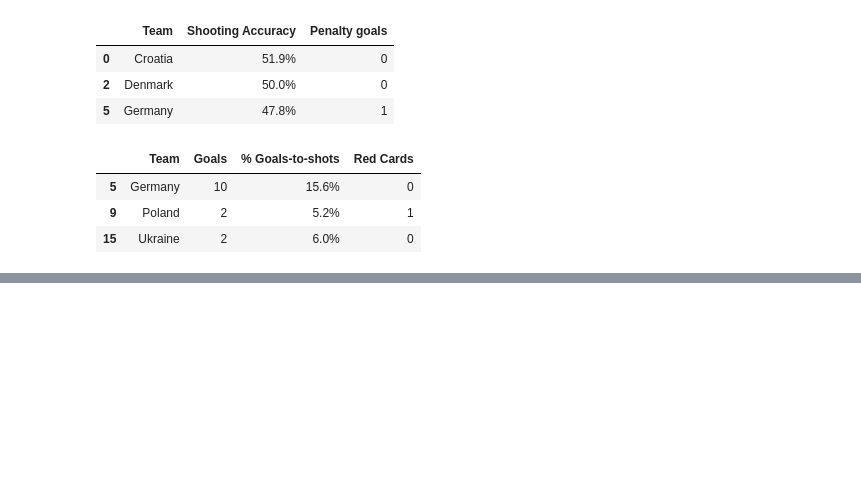
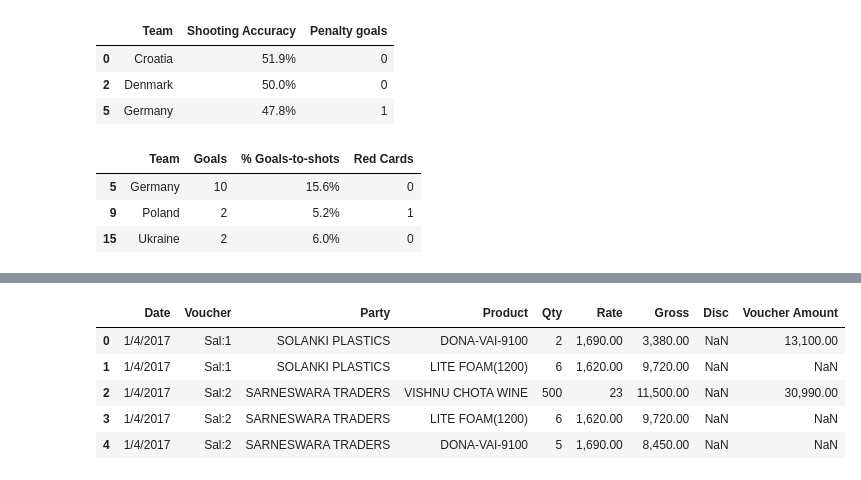
Before and after one commit to Chetan-Lahamge/Data_Science, a Jupyter notebook: Pandas/Pandas - Data Analysis - Deep dive.ipynb, the cells around one changed output, grey strips where cells are left out. Saved outputs shown, nothing was run; the diff lists cells and outputs as text; code cells hidden in the pictures; blank space fills up the shorter version.

```diff
--- a/Pandas/Pandas - Data Analysis - Deep dive.ipynb
+++ b/Pandas/Pandas - Data Analysis - Deep dive.ipynb
@@ -620,0 +755,6 @@ euro_2012.loc[[5,9,15],["Team","Goals","% Goals-to-shots","Red Cards"]]
+# %%
+sales_2017 = pd.read_csv("Sales Transactions-2017.csv")
+# %%
+sales_2018 = pd.read_csv("Sales Transactions-2018.csv")
+# %%
+sales_2019 = pd.read_csv("Sales Transactions-2019.csv")
@@ -620,0 +779,2 @@ euro_2012.loc[[5,9,15],["Team","Goals","% Goals-to-shots","Red Cards"]]
+# %%
+sales_complete_df = pd.concat([sales_2017,sales_2018,sales_2019])
@@ -620,0 +804,9 @@ euro_2012.loc[[5,9,15],["Team","Goals","% Goals-to-shots","Red Cards"]]
+# %%
+sales_complete_df.head()
+# %% [output]
+|  | Date | Voucher | Party | Product | Qty | Rate | Gross | Disc | Voucher Amount |
+| 0 | 1/4/2017 | Sal:1 | SOLANKI PLASTICS | DONA-VAI-9100 | 2 | 1,690.00 | 3,380.00 | NaN | 13,100.00 |
+| 1 | 1/4/2017 | Sal:1 | SOLANKI PLASTICS | LITE FOAM(1200) | 6 | 1,620.00 | 9,720.00 | NaN | NaN |
+| 2 | 1/4/2017 | Sal:2 | SARNESWARA TRADERS | VISHNU CHOTA WINE | 500 | 23 | 11,500.00 | NaN | 30,990.00 |
+| 3 | 1/4/2017 | Sal:2 | SARNESWARA TRADERS | LITE FOAM(1200) | 6 | 1,620.00 | 9,720.00 | NaN | NaN |
+| 4 | 1/4/2017 | Sal:2 | SARNESWARA TRADERS | DONA-VAI-9100 | 5 | 1,690.00 | 8,450.00 | NaN | NaN |
```
Also changed, not shown: parts of 67 cells of this notebook, 1 other file.
